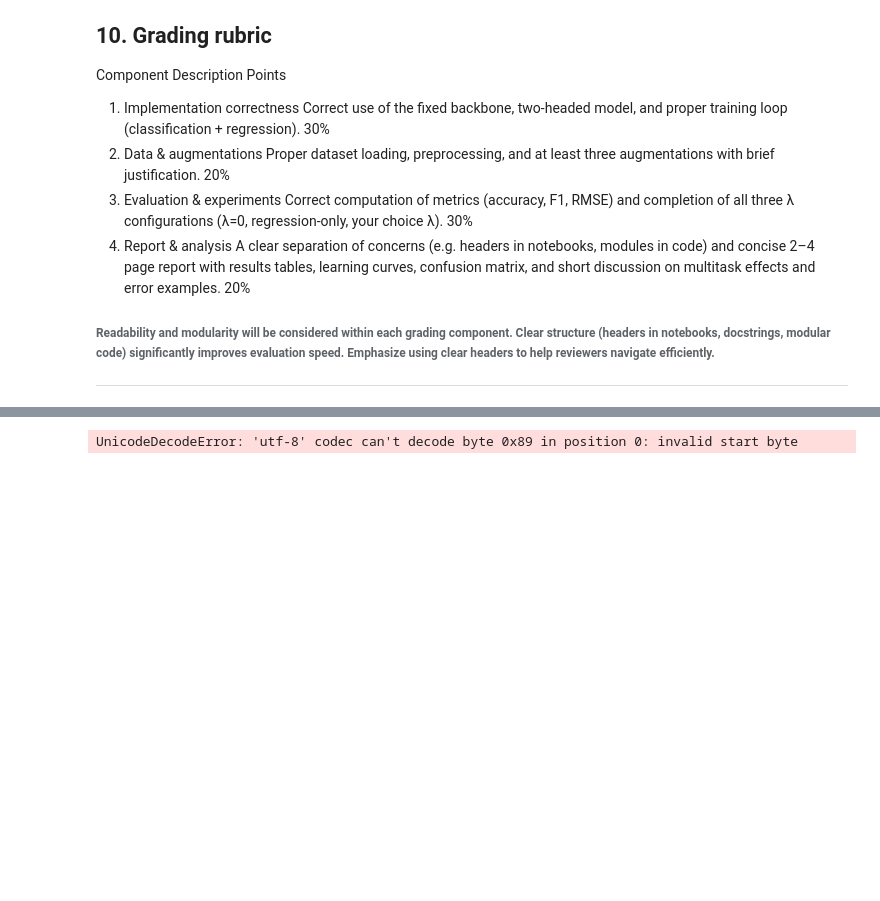
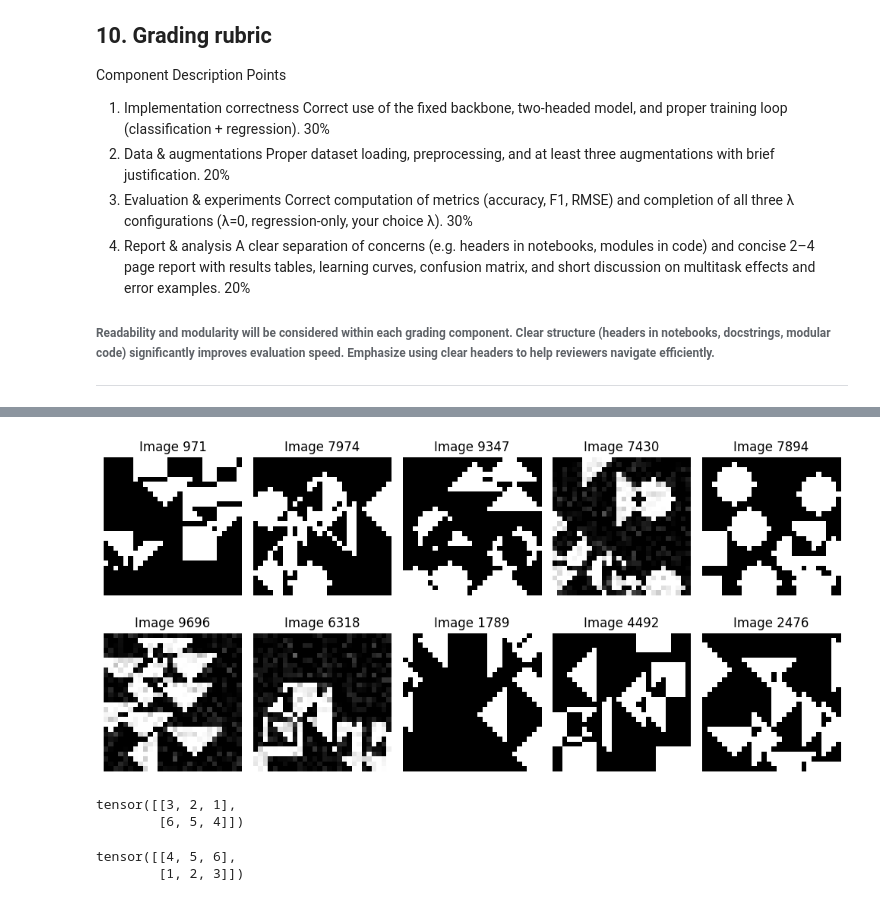
Before and after one commit to quantumFeline/dnn-hw-1, a Jupyter notebook: DNN_HW1.ipynb, the cells around one changed output, grey strips where cells are left out. Saved outputs shown, nothing was run; the diff lists cells and outputs as text; code cells hidden in the pictures; blank space fills up the shorter version.

Commit message:
Data augmentation

```diff
--- a/DNN_HW1.ipynb
+++ b/DNN_HW1.ipynb
@@ -274,5 +264,0 @@ labels.head()
-# %%
-class ImageSize:
-  def __init__(self, x, y):
-    self.x = x
-    self.y = y
@@ -406,3 +439,23 @@ print(dataset.image_data.shape)
+# %%
+import matplotlib.pyplot as plt
+import random
+
+# Select 10 random indices
+random_indices = random.sample(range(dataset.n_images), 10)
+
+# Plot the images
+plt.figure(figsize=(10, 5))
+for i, index in enumerate(random_indices):
+    image_data = dataset.image_data[index].reshape((dataset.image_size.y, dataset.image_size.x))
+    plt.subplot(2, 5, i + 1)
+    plt.imshow(image_data.numpy(), cmap='gray')
+    plt.title(f"Image {index}")
+    plt.axis('off')
+
+plt.tight_layout()
+plt.show()
+# %% [output]
+[figure, added]
 # %%
 class ShapeType(enum.Enum):
     SQUARE = 0
@@ -411,10 +464,3 @@ class ShapeType(enum.Enum):
     TRIANGLE_RIGHT = 3
     TRIANGLE_DOWN = 4
     TRIANGLE_LEFT = 5
-# %%
-# check format
-with open(f"data/{labels["name"][0]}", "r") as image_file:
-    image = image_file.read()
-    print(image)
-# %% [output]
-UnicodeDecodeError: 'utf-8' codec can't decode byte 0x89 in position 0: invalid start byte
@@ -429,0 +467,11 @@ image_data
+# %%
+a = torch.tensor([[1,2,3],[4,5,6]])
+torch.flip(a, [1])
+# %% [output]
+tensor([[3, 2, 1],
+        [6, 5, 4]])
+# %%
+torch.flip(a, [0])
+# %% [output]
+tensor([[4, 5, 6],
+        [1, 2, 3]])
```
Also changed, not shown: parts of 11 cells of this notebook.
